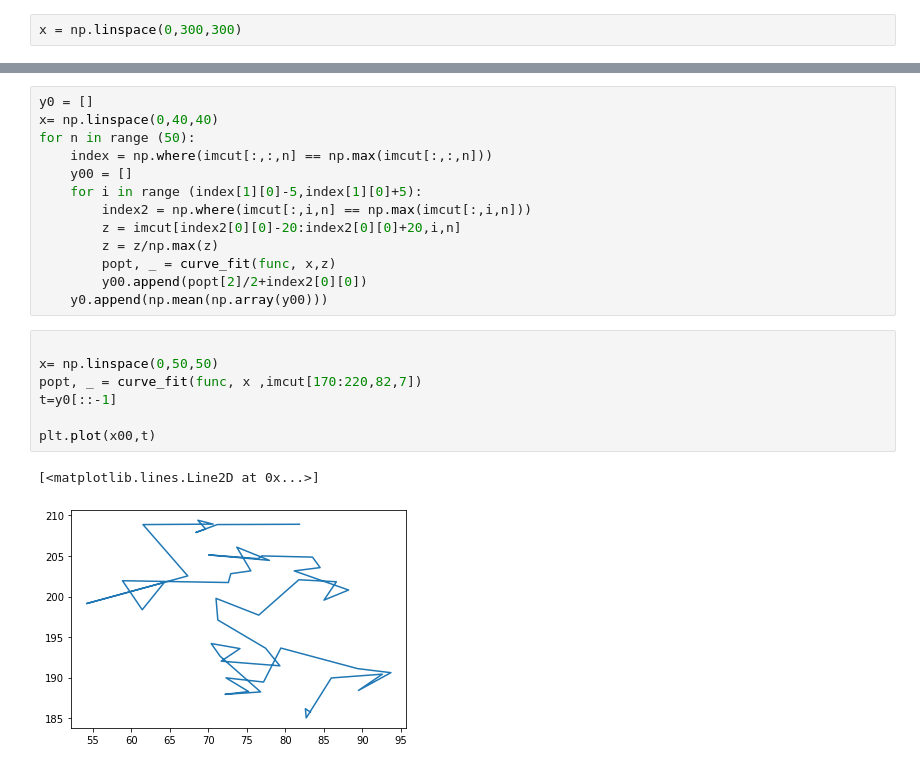
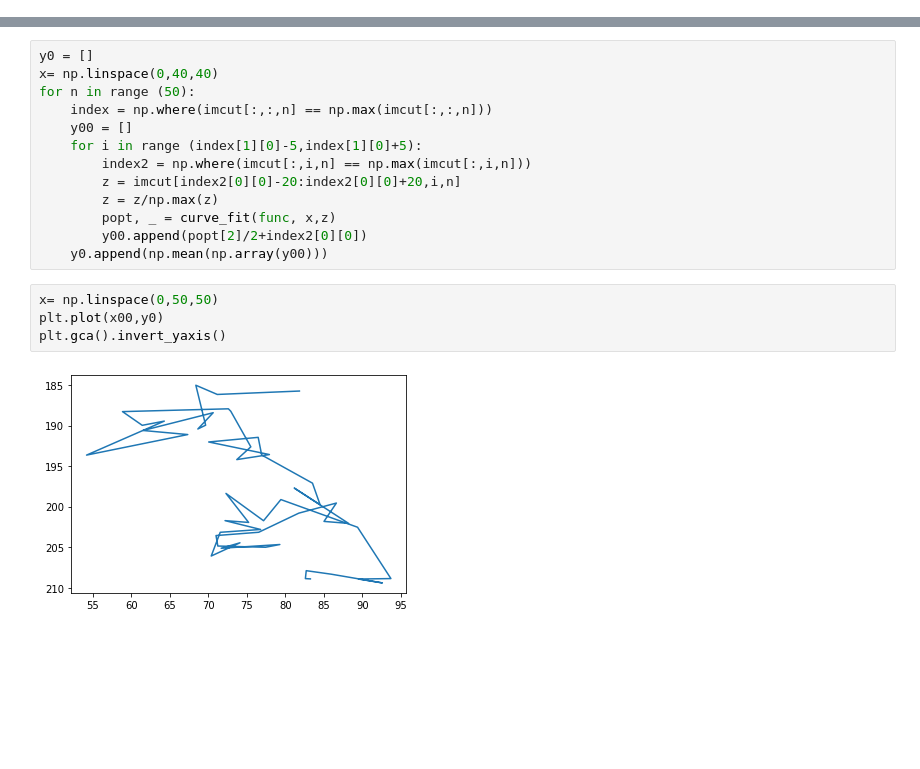
Before and after one commit to arashahmadi564/arash, a Jupyter notebook: code_ali.ipynb, the cells around one changed output, grey strips where cells are left out. Saved outputs shown, nothing was run; the diff lists cells and outputs as text; blank space fills up the shorter version.

```diff
--- a/code_ali.ipynb
+++ b/code_ali.ipynb
@@ -40,5 +25,3 @@ y = np.ones(20)
-# %%
-x = np.linspace(0,300,300)
 # %%
 def func(x,a,b,x0):
     return a*np.exp(-b*(x-x0)**2)
@@ -72,12 +53,8 @@ for n in range (50):
         y00.append(popt[2]/2+index2[0][0])
     y0.append(np.mean(np.array(y00)))
 # %%
-
 x= np.linspace(0,50,50)
-popt, _ = curve_fit(func, x ,imcut[170:220,82,7])
-t=y0[::-1]
-
-plt.plot(x00,t)
+plt.plot(x00,y0)
+plt.gca().invert_yaxis()
 # %% [output]
-[<matplotlib.lines.Line2D at 0x...>]
-[figure, old version]
+[figure, new version]
```
Also changed, not shown: parts of 8 cells of this notebook.
